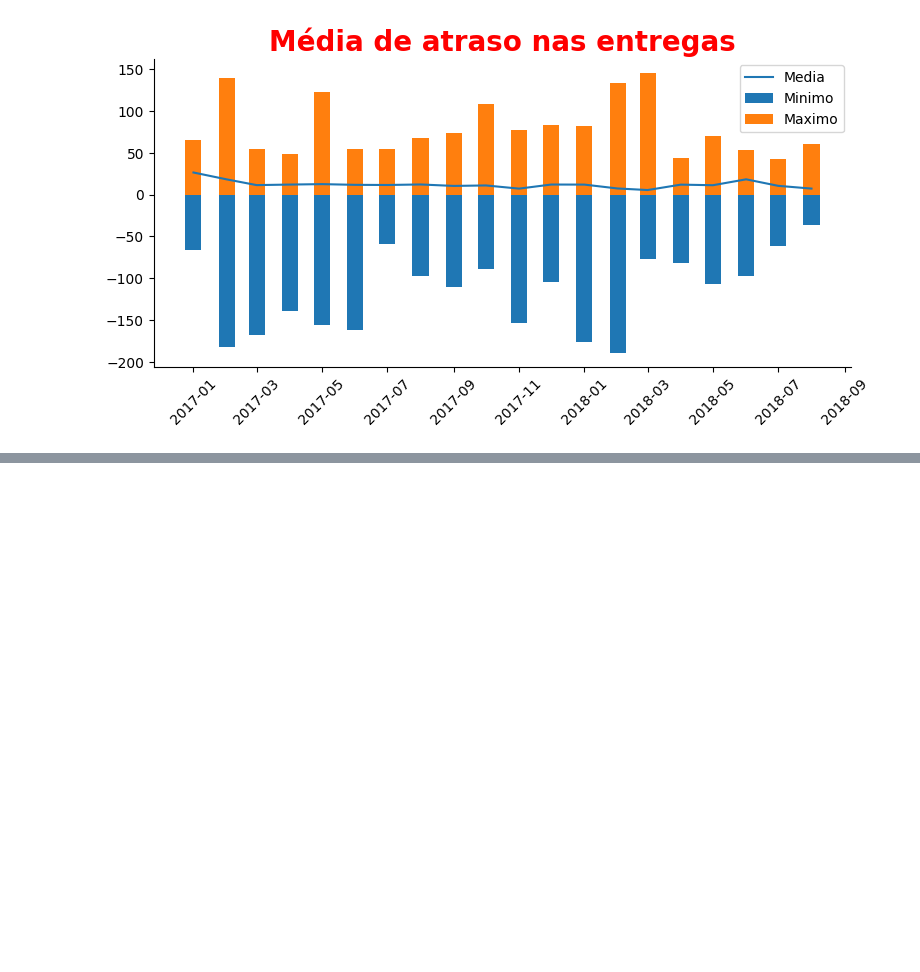
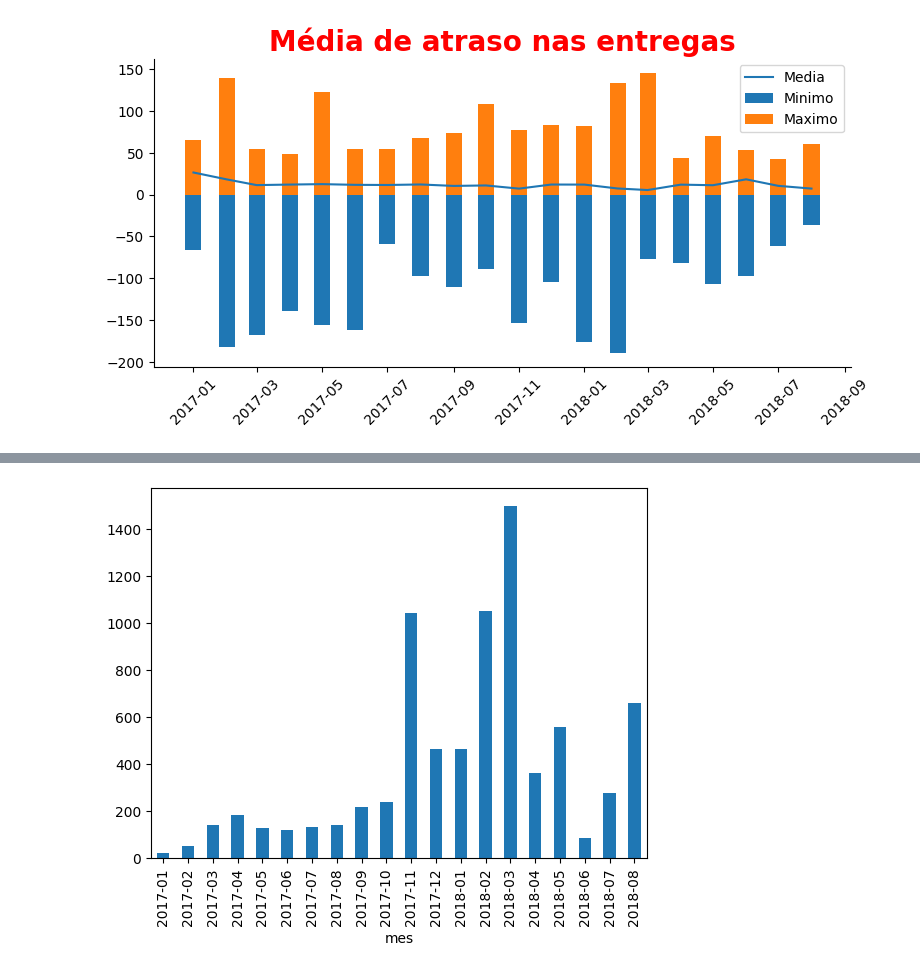
Before and after one commit to MDayvson/Ciencia-de-Dados, a Jupyter notebook: Ciência de Dados Impressionador/18. Utilizando o SQL com dados reais de venda/5. exercicio.ipynb, the cells around one changed output, grey strips where cells are left out. Cells and saved outputs as stored; diff of their text form; code cells hidden in the pictures; blank space fills up the shorter version.

```diff
--- a/Ciência de Dados Impressionador/18. Utilizando o SQL com dados reais de venda/5. exercicio.ipynb
+++ b/Ciência de Dados Impressionador/18. Utilizando o SQL com dados reais de venda/5. exercicio.ipynb
@@ -357,0 +369,6 @@ plt.show()
+# %%
+# contando mensalmente quantos pedidos atrazaram
+
+pedidos.groupby('mes') ['flag_atraso'].sum().plot.bar();
+# %% [output]
+[figure, added]
```
Also changed, not shown: parts of 6 cells of this notebook, 1 other file.
